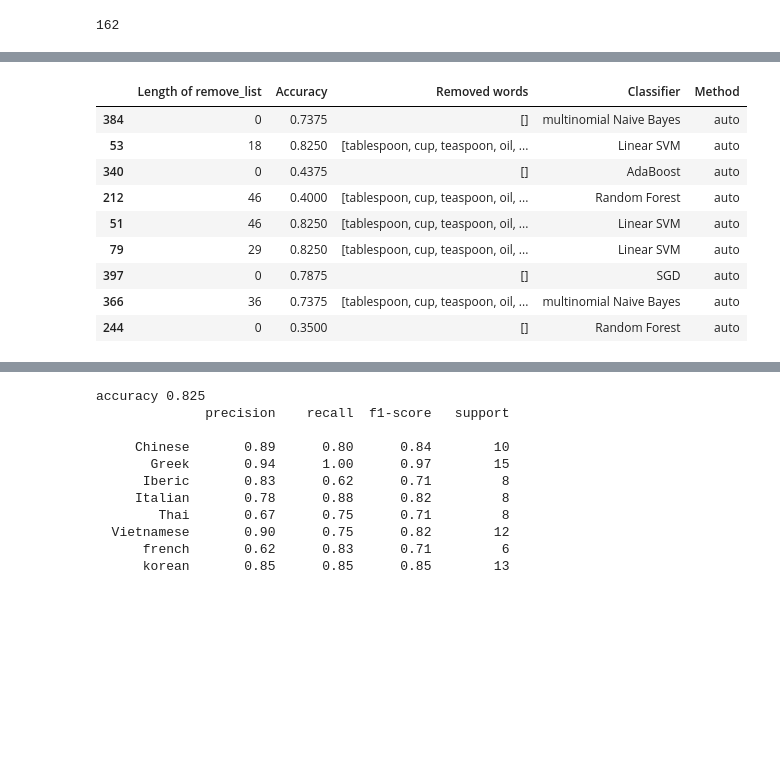
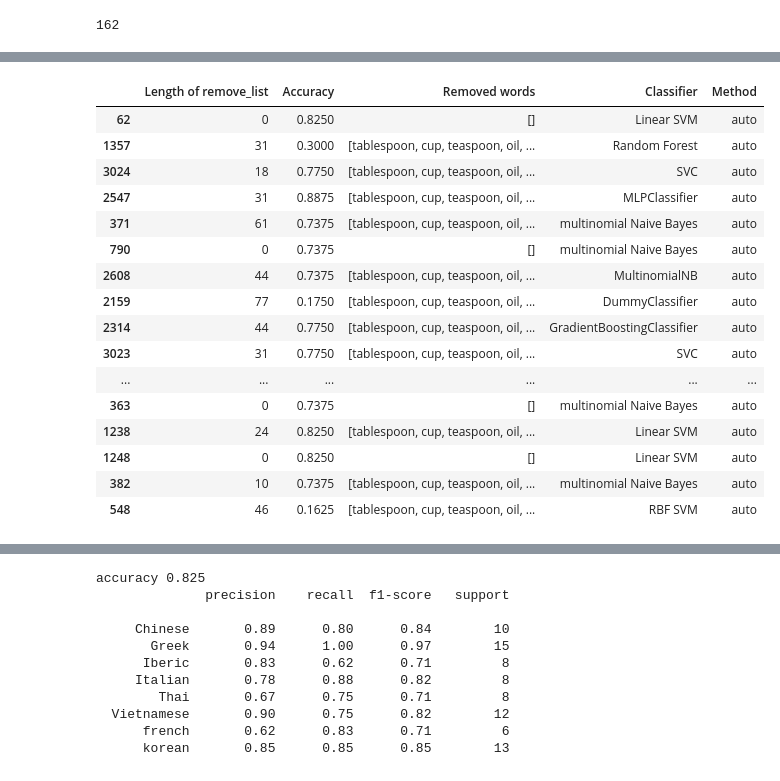
Before and after one commit to leanderpeter/Recipe-Text-Analyzer-Multi-Classification, a Jupyter notebook: Task 2/BigData Task 2.ipynb, the cells around one changed output, grey strips where cells are left out. Drawn from its saved outputs; the diff is of its cells as text; code cells hidden in the pictures; blank space fills up the shorter version.

```diff
--- a/Task 2/BigData Task 2.ipynb
+++ b/Task 2/BigData Task 2.ipynb
@@ -456,16 +743,23 @@ result = pd.DataFrame(rows_list)
 # %%
-result.sample(9)
+result.sample(25)
 # %% [output]
 |  | Length of remove_list | Accuracy | Removed words | Classifier | Method |
-| 384 | 0 | 0.7375 | [] | multinomial Naive Bayes | auto |
-| 53 | 18 | 0.8250 | [tablespoon, cup, teaspoon, oil, ... | Linear SVM | auto |
-| 340 | 0 | 0.4375 | [] | AdaBoost | auto |
-| 212 | 46 | 0.4000 | [tablespoon, cup, teaspoon, oil, ... | Random Forest | auto |
-| 51 | 46 | 0.8250 | [tablespoon, cup, teaspoon, oil, ... | Linear SVM | auto |
-| 79 | 29 | 0.8250 | [tablespoon, cup, teaspoon, oil, ... | Linear SVM | auto |
-| 397 | 0 | 0.7875 | [] | SGD | auto |
-| 366 | 36 | 0.7375 | [tablespoon, cup, teaspoon, oil, ... | multinomial Naive Bayes | auto |
-| 244 | 0 | 0.3500 | [] | Random Forest | auto |
+| 62 | 0 | 0.8250 | [] | Linear SVM | auto |
+| 1357 | 31 | 0.3000 | [tablespoon, cup, teaspoon, oil, ... | Random Forest | auto |
+| 3024 | 18 | 0.7750 | [tablespoon, cup, teaspoon, oil, ... | SVC | auto |
+| 2547 | 31 | 0.8875 | [tablespoon, cup, teaspoon, oil, ... | MLPClassifier | auto |
+| 371 | 61 | 0.7375 | [tablespoon, cup, teaspoon, oil, ... | multinomial Naive Bayes | auto |
+| 790 | 0 | 0.7375 | [] | multinomial Naive Bayes | auto |
+| 2608 | 44 | 0.7375 | [tablespoon, cup, teaspoon, oil, ... | MultinomialNB | auto |
+| 2159 | 77 | 0.1750 | [tablespoon, cup, teaspoon, oil, ... | DummyClassifier | auto |
+| 2314 | 44 | 0.7750 | [tablespoon, cup, teaspoon, oil, ... | GradientBoostingClassifier | auto |
+| 3023 | 31 | 0.7750 | [tablespoon, cup, teaspoon, oil, ... | SVC | auto |
+| ... | ... | ... | ... | ... | ... |
+| 363 | 0 | 0.7375 | [] | multinomial Naive Bayes | auto |
+| 1238 | 24 | 0.8250 | [tablespoon, cup, teaspoon, oil, ... | Linear SVM | auto |
+| 1248 | 0 | 0.8250 | [] | Linear SVM | auto |
+| 382 | 10 | 0.7375 | [tablespoon, cup, teaspoon, oil, ... | multinomial Naive Bayes | auto |
+| 548 | 46 | 0.1625 | [tablespoon, cup, teaspoon, oil, ... | RBF SVM | auto |
 # %%
 sns.set(font_scale=4)
 plt.figure(figsize=(80, 50))
```
Also changed, not shown: parts of 17 cells of this notebook.
